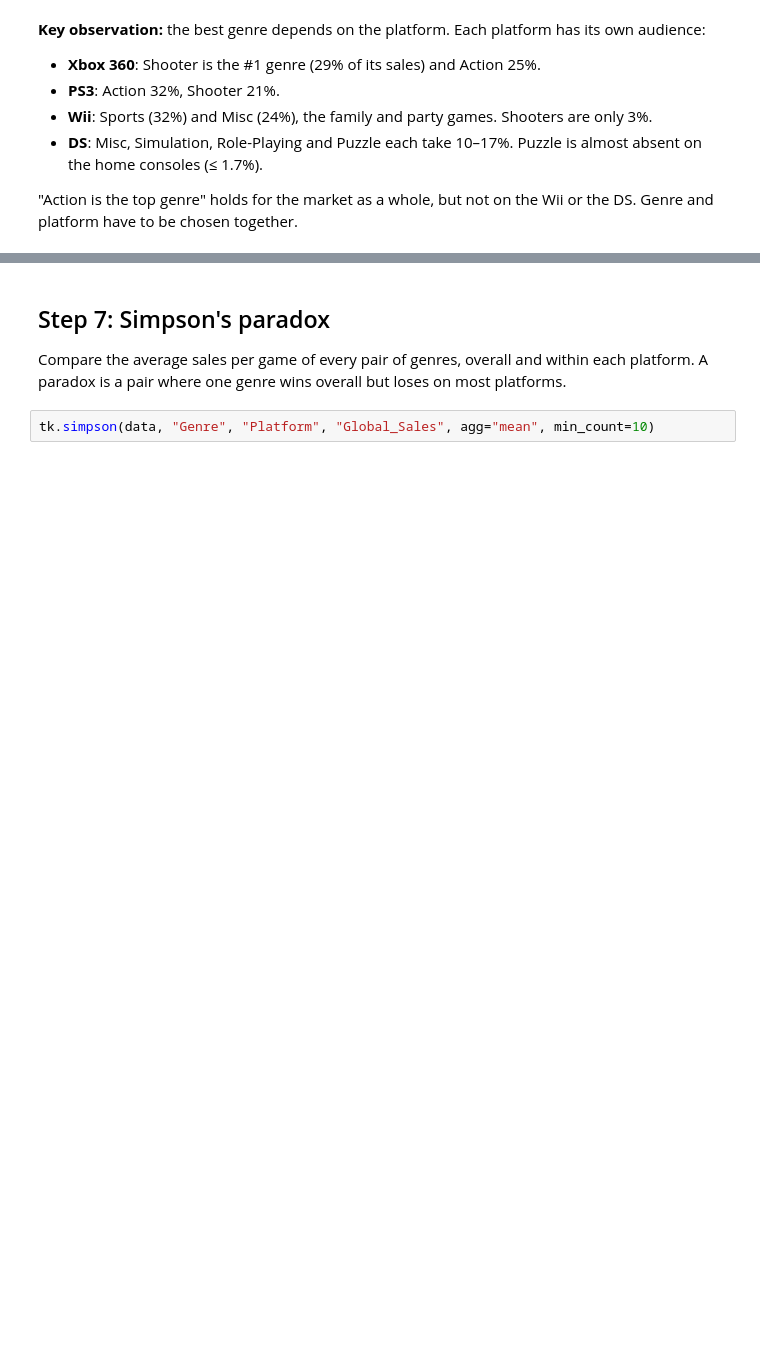
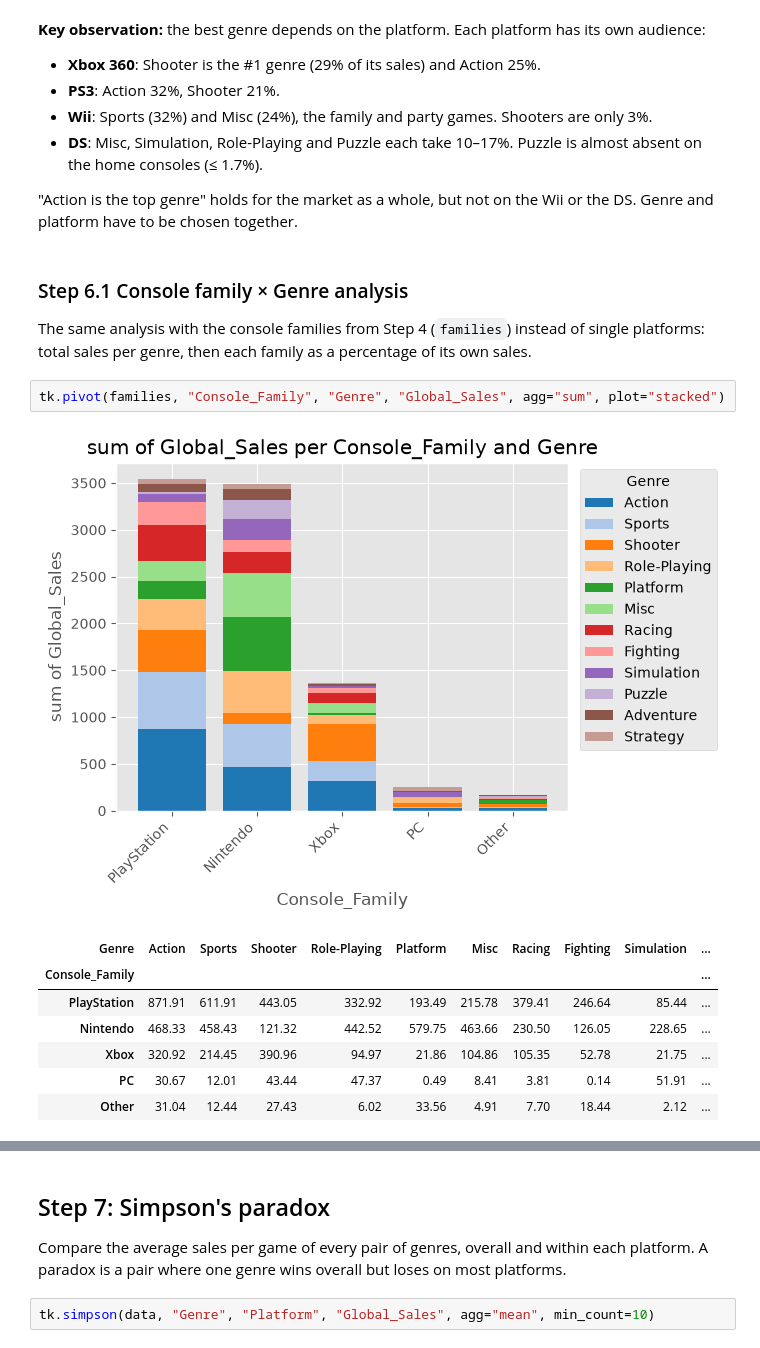
Before and after one commit to Telmo-Claro/ds_toolkit, a Jupyter notebook: videogames.ipynb, the cells around one changed output, grey strips where cells are left out. Saved outputs shown, nothing was run; the diff lists cells and outputs as text; blank space fills up the shorter version.

```diff
--- a/videogames.ipynb
+++ b/videogames.ipynb
@@ -173,3 +419,17 @@ tk.pivot(data, "Platform", "Genre", "Global_Sales", agg="sum", top_rows=8, share
 - **DS**: Misc, Simulation, Role-Playing and Puzzle each take 10–17%. Puzzle is almost absent on the home consoles (≤ 1.7%).
 
 "Action is the top genre" holds for the market as a whole, but not on the Wii or the DS. Genre and platform have to be chosen together.
+# %% [markdown]
+### Step 6.1 Console family × Genre analysis
+The same analysis with the console families from Step 4 (`families`) instead of single platforms: total sales per genre, then each family as a percentage of its own sales.
+# %%
+tk.pivot(families, "Console_Family", "Genre", "Global_Sales", agg="sum", plot="stacked")
+# %% [output]
+[figure, added]
+| Genre | Action | Sports | Shooter | Role-Playing | Platform | Misc | Racing | Fighting | Simulation | ... |
+| Console_Family |  |  |  |  |  |  |  |  |  | ... |
+| PlayStation | 871.91 | 611.91 | 443.05 | 332.92 | 193.49 | 215.78 | 379.41 | 246.64 | 85.44 | ... |
+| Nintendo | 468.33 | 458.43 | 121.32 | 442.52 | 579.75 | 463.66 | 230.50 | 126.05 | 228.65 | ... |
+| Xbox | 320.92 | 214.45 | 390.96 | 94.97 | 21.86 | 104.86 | 105.35 | 52.78 | 21.75 | ... |
+| PC | 30.67 | 12.01 | 43.44 | 47.37 | 0.49 | 8.41 | 3.81 | 0.14 | 51.91 | ... |
+| Other | 31.04 | 12.44 | 27.43 | 6.02 | 33.56 | 4.91 | 7.70 | 18.44 | 2.12 | ... |
```
Also changed, not shown: parts of 33 cells of this notebook, 2 other files.
